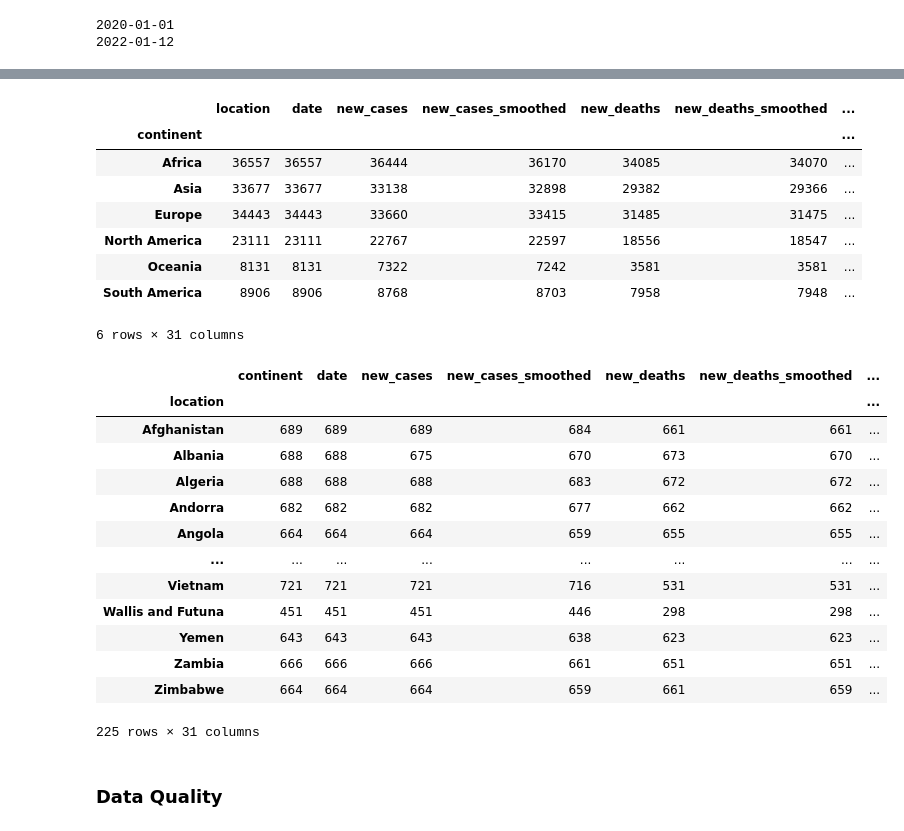
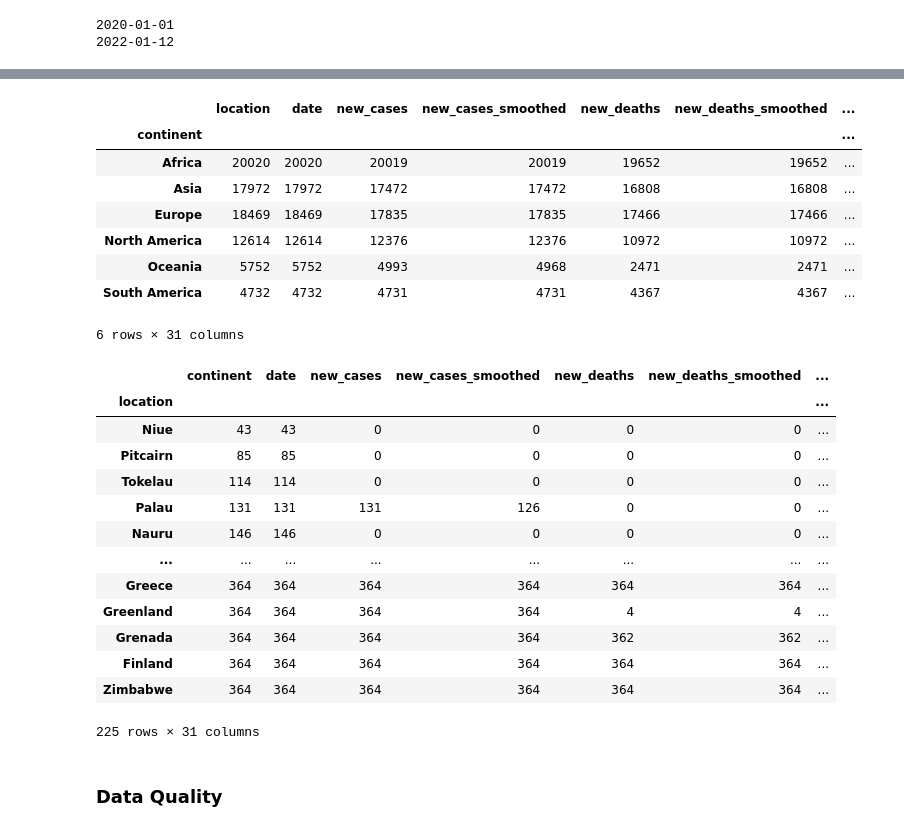
Before and after one commit to zharris1/ML_7331, a Jupyter notebook: Project Template.ipynb, the cells around one changed output, grey strips where cells are left out. Cells and saved outputs as stored; diff of their text form; code cells hidden in the pictures.

Commit message:
Created new data frame: covid_data_restricted_dates

```diff
--- a/Project Template.ipynb
+++ b/Project Template.ipynb
@@ -143,5 +143,7 @@ covid_data_alt.dropna(subset=['continent'], inplace=True)
 2022-01-12
 # %%
 # Remove Dates in the year 2020
-covid_data_alt[covid_data_alt.date > '2020-12-31']
+covid_data_restricted_dates = covid_data_alt[covid_data_alt.date > '2020-12-31']
+covid_data_restricted_dates = covid_data_restricted_dates[covid_data_restricted_dates.date < '2021-12-31']
+covid_data_restricted_dates.info()
 # %% [output]
@@ -161,33 +167,33 @@ covid_data_alt[covid_data_alt.date > '2020-12-31']
 # %%
 # Count Non-Null values grouped by continent
-covid_data_alt.groupby('continent').count()
+covid_data_restricted_dates.groupby('continent').count()
 # %% [output]
 |  | location | date | new_cases | new_cases_smoothed | new_deaths | new_deaths_smoothed | ... |
 | continent |  |  |  |  |  |  | ... |
-| Africa | 36557 | 36557 | 36444 | 36170 | 34085 | 34070 | ... |
-| Asia | 33677 | 33677 | 33138 | 32898 | 29382 | 29366 | ... |
-| Europe | 34443 | 34443 | 33660 | 33415 | 31485 | 31475 | ... |
-| North America | 23111 | 23111 | 22767 | 22597 | 18556 | 18547 | ... |
-| Oceania | 8131 | 8131 | 7322 | 7242 | 3581 | 3581 | ... |
-| South America | 8906 | 8906 | 8768 | 8703 | 7958 | 7948 | ... |
+| Africa | 20020 | 20020 | 20019 | 20019 | 19652 | 19652 | ... |
+| Asia | 17972 | 17972 | 17472 | 17472 | 16808 | 16808 | ... |
+| Europe | 18469 | 18469 | 17835 | 17835 | 17466 | 17466 | ... |
+| North America | 12614 | 12614 | 12376 | 12376 | 10972 | 10972 | ... |
+| Oceania | 5752 | 5752 | 4993 | 4968 | 2471 | 2471 | ... |
+| South America | 4732 | 4732 | 4731 | 4731 | 4367 | 4367 | ... |
 6 rows × 31 columns
 # %%
 # Count Non-null values grouped by location
-covid_data_alt.groupby('location').count()
+covid_data_restricted_dates.groupby('location').count().sort_values(by=['continent'])
 # %% [output]
 |  | continent | date | new_cases | new_cases_smoothed | new_deaths | new_deaths_smoothed | ... |
 | location |  |  |  |  |  |  | ... |
-| Afghanistan | 689 | 689 | 689 | 684 | 661 | 661 | ... |
-| Albania | 688 | 688 | 675 | 670 | 673 | 670 | ... |
-| Algeria | 688 | 688 | 688 | 683 | 672 | 672 | ... |
-| Andorra | 682 | 682 | 682 | 677 | 662 | 662 | ... |
-| Angola | 664 | 664 | 664 | 659 | 655 | 655 | ... |
+| Niue | 43 | 43 | 0 | 0 | 0 | 0 | ... |
+| Pitcairn | 85 | 85 | 0 | 0 | 0 | 0 | ... |
+| Tokelau | 114 | 114 | 0 | 0 | 0 | 0 | ... |
+| Palau | 131 | 131 | 131 | 126 | 0 | 0 | ... |
+| Nauru | 146 | 146 | 0 | 0 | 0 | 0 | ... |
 | ... | ... | ... | ... | ... | ... | ... | ... |
-| Vietnam | 721 | 721 | 721 | 716 | 531 | 531 | ... |
-| Wallis and Futuna | 451 | 451 | 451 | 446 | 298 | 298 | ... |
-| Yemen | 643 | 643 | 643 | 638 | 623 | 623 | ... |
-| Zambia | 666 | 666 | 666 | 661 | 651 | 651 | ... |
-| Zimbabwe | 664 | 664 | 664 | 659 | 661 | 659 | ... |
+| Greece | 364 | 364 | 364 | 364 | 364 | 364 | ... |
+| Greenland | 364 | 364 | 364 | 364 | 4 | 4 | ... |
+| Grenada | 364 | 364 | 364 | 364 | 362 | 362 | ... |
+| Finland | 364 | 364 | 364 | 364 | 364 | 364 | ... |
+| Zimbabwe | 364 | 364 | 364 | 364 | 364 | 364 | ... |
 225 rows × 31 columns
 # %% [markdown]
 ### Data Quality
```
Also changed, not shown: parts of 1 cell of this notebook, 1 other file.
